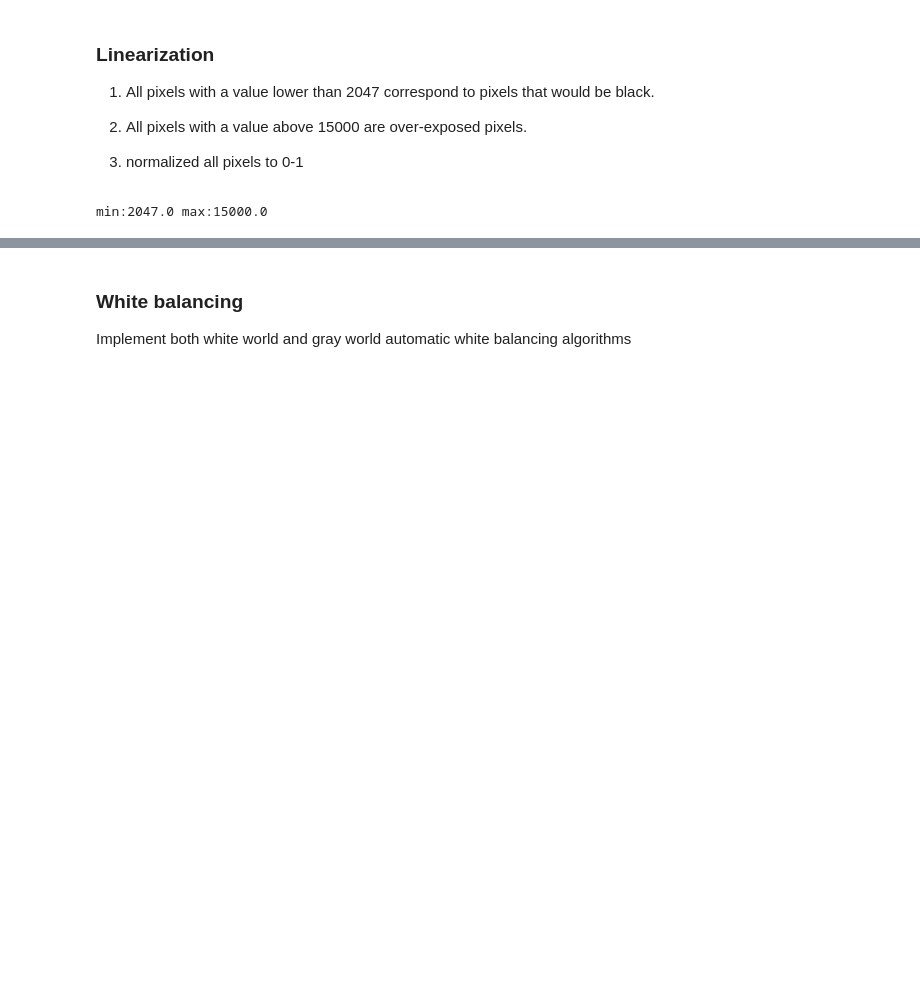
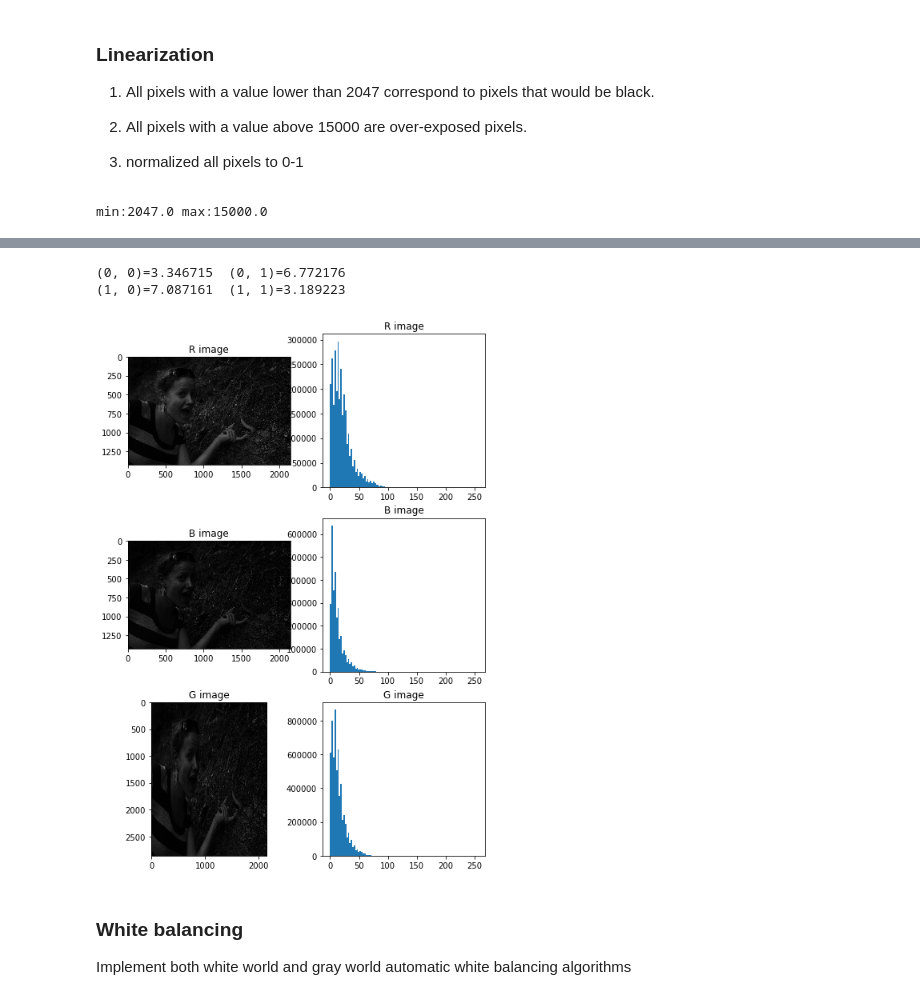
Before and after one commit to xueqinChen/ComputationalPhotography, a Jupyter notebook: p1/src/RawToImage.ipynb, the cells around one changed output, grey strips where cells are left out. Drawn from its saved outputs; the diff is of its cells as text; code cells hidden in the pictures; blank space fills up the shorter version.

```diff
--- a/p1/src/RawToImage.ipynb
+++ b/p1/src/RawToImage.ipynb
@@ -123,3 +66,45 @@ imgB = rawImgNorm[1::2,1::2] # blue pixels
+# %%
+## for identify bayer pattern
+for i in range(0, 2):
+    rowV=''
+    for j in range(0, 2):
+        rowV += '(%d, %d)=%f  '%(i, j, rawImgNorm[i,j])
+    print(rowV)
+
+
+## get R G B image
+imgG = np.zeros((height, width>>1), dtype=rawImgNorm.dtype)
+imgR = rawImgNorm[::2,::2] # red pixels
+imgG[0::2,:] = rawImgNorm[::2,1::2] # green pixels
+imgG[1::2,:] = rawImgNorm[1::2,::2] # green pixels
+imgB = rawImgNorm[1::2,1::2] # blue pixels
+
+
+##check result
+bayer_g = np.zeros(imgG.shape)
+ret = cv2.normalize(imgG, bayer_g, 255, 0, cv2.NORM_MINMAX)
+bayer_g = np.uint8(bayer_g)
+
+bayer_r = np.zeros(imgR.shape)
+ret = cv2.normalize(imgR, bayer_r, 255, 0, cv2.NORM_MINMAX)
+bayer_r = np.uint8(bayer_r)
+
+bayer_b = np.zeros(imgB.shape)
+ret = cv2.normalize(imgB, bayer_b, 255, 0, cv2.NORM_MINMAX)
+bayer_b = np.uint8(bayer_b)
+
+plt.figure(figsize=(8,12))
+plt.subplot(321), plt.title("R image"), plt.imshow(bayer_r, cmap=plt.cm.gray)
+plt.subplot(322), plt.title("R image"), plt.hist(bayer_r.flatten(), bins=100)
+plt.subplot(323), plt.title("B image"), plt.imshow(bayer_b, cmap=plt.cm.gray)
+plt.subplot(324), plt.title("B image"), plt.hist(bayer_b.flatten(), bins=100)
+plt.subplot(325), plt.title("G image"), plt.imshow(bayer_g, cmap=plt.cm.gray)
+plt.subplot(326), plt.title("G image"), plt.hist(bayer_g.flatten(), bins=100)
+plt.show()
+# %% [output]
+(0, 0)=3.346715  (0, 1)=6.772176
+(1, 0)=7.087161  (1, 1)=3.189223
+[figure, added]
 # %% [markdown]
 ### White balancing
 Implement both white world and gray world automatic white balancing algorithms
```
Also changed, not shown: parts of 21 cells of this notebook.
